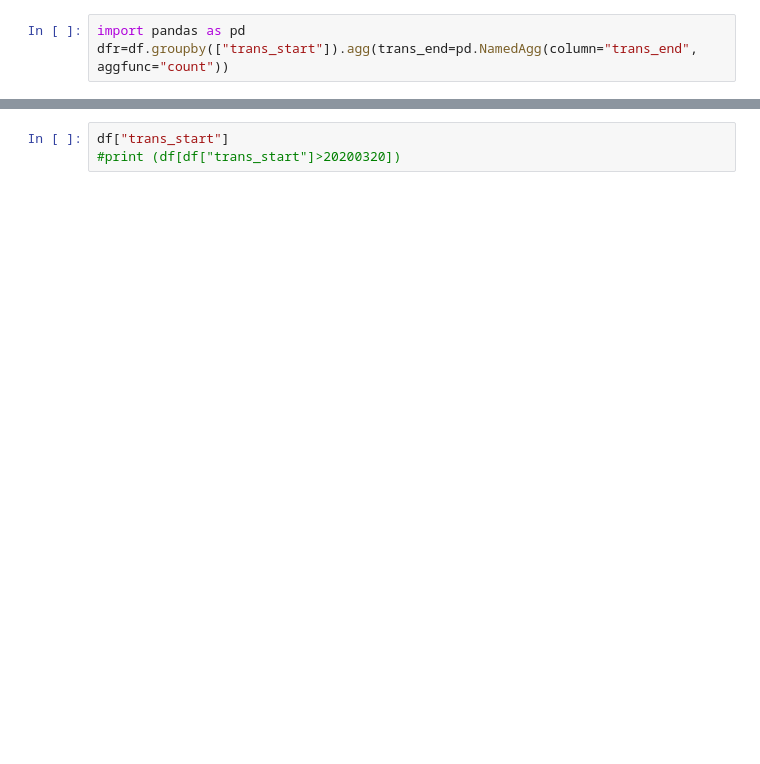
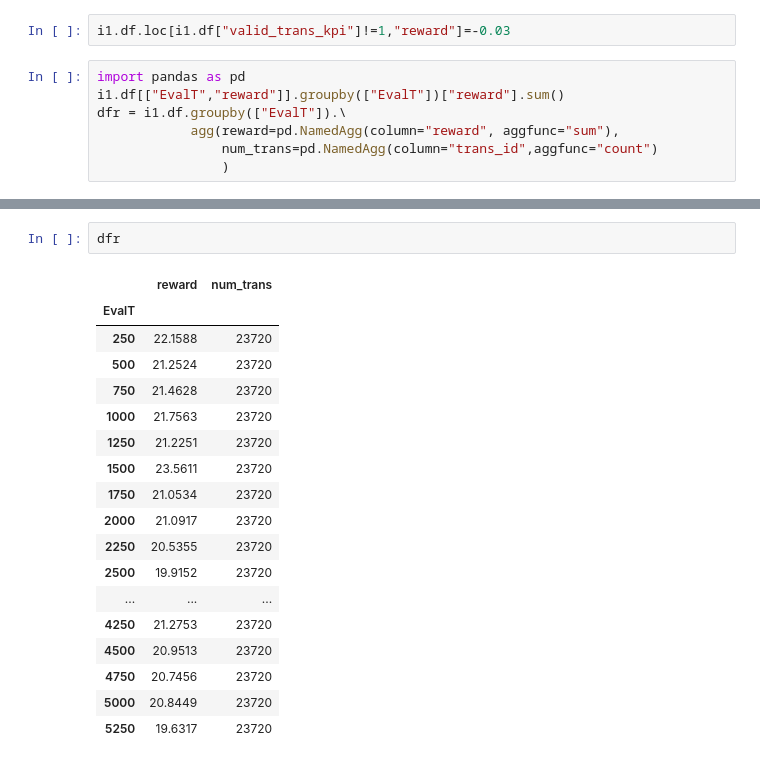
Before and after one commit to 1323767083/2020P3, a Jupyter notebook: N_try.ipynb, the cells around one changed output, grey strips where cells are left out. Drawn from its saved outputs; the diff is of its cells as text; blank space fills up the shorter version.

```diff
--- a/N_try.ipynb
+++ b/N_try.ipynb
@@ -97,3 +48,9 @@ len(set(df["trans_start"].to_list()))
+# %%
+i1.df.loc[i1.df["valid_trans_kpi"]!=1,"reward"]=-0.03
 # %%
 import pandas as pd
-dfr=df.groupby(["trans_start"]).agg(trans_end=pd.NamedAgg(column="trans_end", aggfunc="count"))
+i1.df[["EvalT","reward"]].groupby(["EvalT"])["reward"].sum()
+dfr = i1.df.groupby(["EvalT"]).\
+            agg(reward=pd.NamedAgg(column="reward", aggfunc="sum"),
+                num_trans=pd.NamedAgg(column="trans_id",aggfunc="count")
+                )
@@ -120,3 +57,21 @@ trans_start
-# %%
-df["trans_start"]
-#print (df[df["trans_start"]>20200320])
+# %%
+dfr
+# %% [output]
+|  | reward | num_trans |
+| EvalT |  |  |
+| 250 | 22.1588 | 23720 |
+| 500 | 21.2524 | 23720 |
+| 750 | 21.4628 | 23720 |
+| 1000 | 21.7563 | 23720 |
+| 1250 | 21.2251 | 23720 |
+| 1500 | 23.5611 | 23720 |
+| 1750 | 21.0534 | 23720 |
+| 2000 | 21.0917 | 23720 |
+| 2250 | 20.5355 | 23720 |
+| 2500 | 19.9152 | 23720 |
+| ... | ... | ... |
+| 4250 | 21.2753 | 23720 |
+| 4500 | 20.9513 | 23720 |
+| 4750 | 20.7456 | 23720 |
+| 5000 | 20.8449 | 23720 |
+| 5250 | 19.6317 | 23720 |
```
Also changed, not shown: parts of 14 cells of this notebook, 6 other files.
